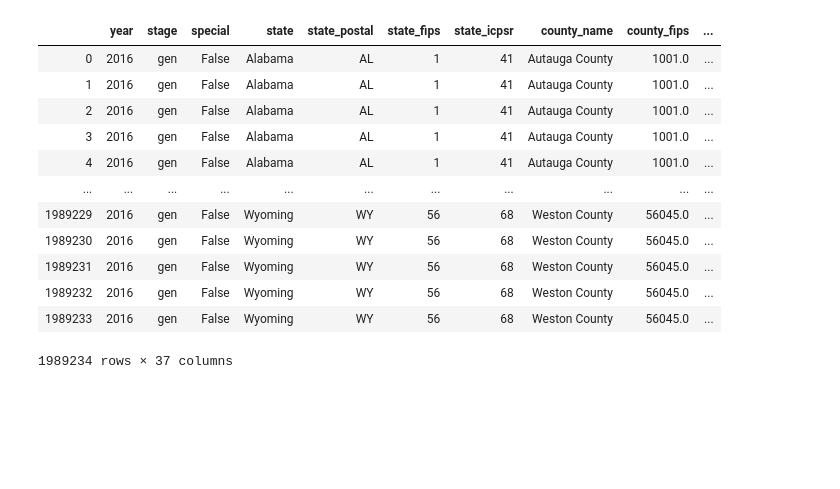
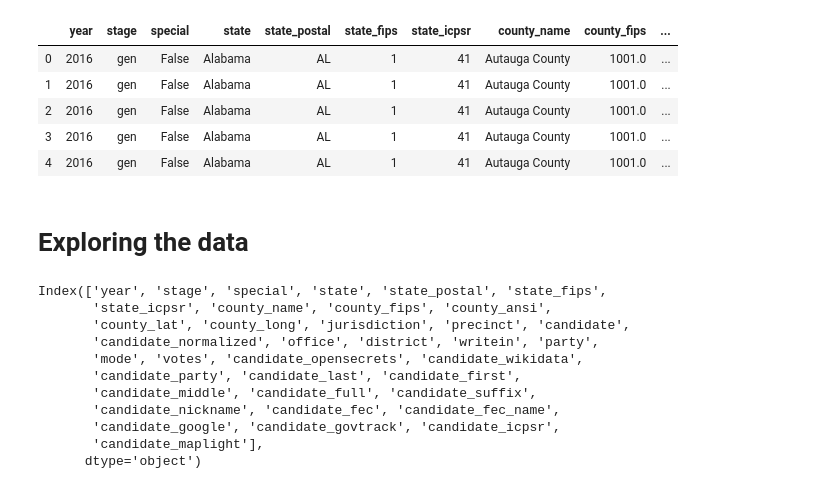
Before and after one commit to VallieTracy/Pres-Election-Partisan-Breakdown, a Jupyter notebook: precincts_main.ipynb, the cells around one changed output. Saved outputs shown, nothing was run; the diff lists cells and outputs as text; code cells hidden in the pictures; blank space fills up the shorter version.

```diff
--- a/precincts_main.ipynb
+++ b/precincts_main.ipynb
@@ -5,17 +4,32 @@ csvpath = "Resources/2016-precinct-president.csv"
-# %%
-prec_df = pd.read_csv(csvpath, encoding="ISO-8859-1")
-prec_df
-# %% [output]
-|  | year | stage | special | state | state_postal | state_fips | state_icpsr | county_name | county_fips | ... |
-| 0 | 2016 | gen | False | Alabama | AL | 1 | 41 | Autauga County | 1001.0 | ... |
-| 1 | 2016 | gen | False | Alabama | AL | 1 | 41 | Autauga County | 1001.0 | ... |
-| 2 | 2016 | gen | False | Alabama | AL | 1 | 41 | Autauga County | 1001.0 | ... |
-| 3 | 2016 | gen | False | Alabama | AL | 1 | 41 | Autauga County | 1001.0 | ... |
-| 4 | 2016 | gen | False | Alabama | AL | 1 | 41 | Autauga County | 1001.0 | ... |
-| ... | ... | ... | ... | ... | ... | ... | ... | ... | ... | ... |
-| 1989229 | 2016 | gen | False | Wyoming | WY | 56 | 68 | Weston County | 56045.0 | ... |
-| 1989230 | 2016 | gen | False | Wyoming | WY | 56 | 68 | Weston County | 56045.0 | ... |
-| 1989231 | 2016 | gen | False | Wyoming | WY | 56 | 68 | Weston County | 56045.0 | ... |
-| 1989232 | 2016 | gen | False | Wyoming | WY | 56 | 68 | Weston County | 56045.0 | ... |
-| 1989233 | 2016 | gen | False | Wyoming | WY | 56 | 68 | Weston County | 56045.0 | ... |
-1989234 rows × 37 columns
+# %%
+# Set file path
+csvpath = "Resources/2016-precinct-president.csv"
+
+# Read csv and preview dataframe
+prec_df = pd.read_csv(csvpath, encoding="ISO-8859-1")
+pd.set_option('display.max_columns', None)
+prec_df.head()
+# %% [output]
+|  | year | stage | special | state | state_postal | state_fips | state_icpsr | county_name | county_fips | ... |
+| 0 | 2016 | gen | False | Alabama | AL | 1 | 41 | Autauga County | 1001.0 | ... |
+| 1 | 2016 | gen | False | Alabama | AL | 1 | 41 | Autauga County | 1001.0 | ... |
+| 2 | 2016 | gen | False | Alabama | AL | 1 | 41 | Autauga County | 1001.0 | ... |
+| 3 | 2016 | gen | False | Alabama | AL | 1 | 41 | Autauga County | 1001.0 | ... |
+| 4 | 2016 | gen | False | Alabama | AL | 1 | 41 | Autauga County | 1001.0 | ... |
+# %% [markdown]
+# Exploring the data
+# %%
+# List of Columns
+prec_df.columns
+# %% [output]
+Index(['year', 'stage', 'special', 'state', 'state_postal', 'state_fips',
+       'state_icpsr', 'county_name', 'county_fips', 'county_ansi',
+       'county_lat', 'county_long', 'jurisdiction', 'precinct', 'candidate',
+       'candidate_normalized', 'office', 'district', 'writein', 'party',
+       'mode', 'votes', 'candidate_opensecrets', 'candidate_wikidata',
+       'candidate_party', 'candidate_last', 'candidate_first',
+       'candidate_middle', 'candidate_full', 'candidate_suffix',
+       'candidate_nickname', 'candidate_fec', 'candidate_fec_name',
+       'candidate_google', 'candidate_govtrack', 'candidate_icpsr',
+       'candidate_maplight'],
+      dtype='object')
```
Also changed, not shown: parts of 6 cells of this notebook.
